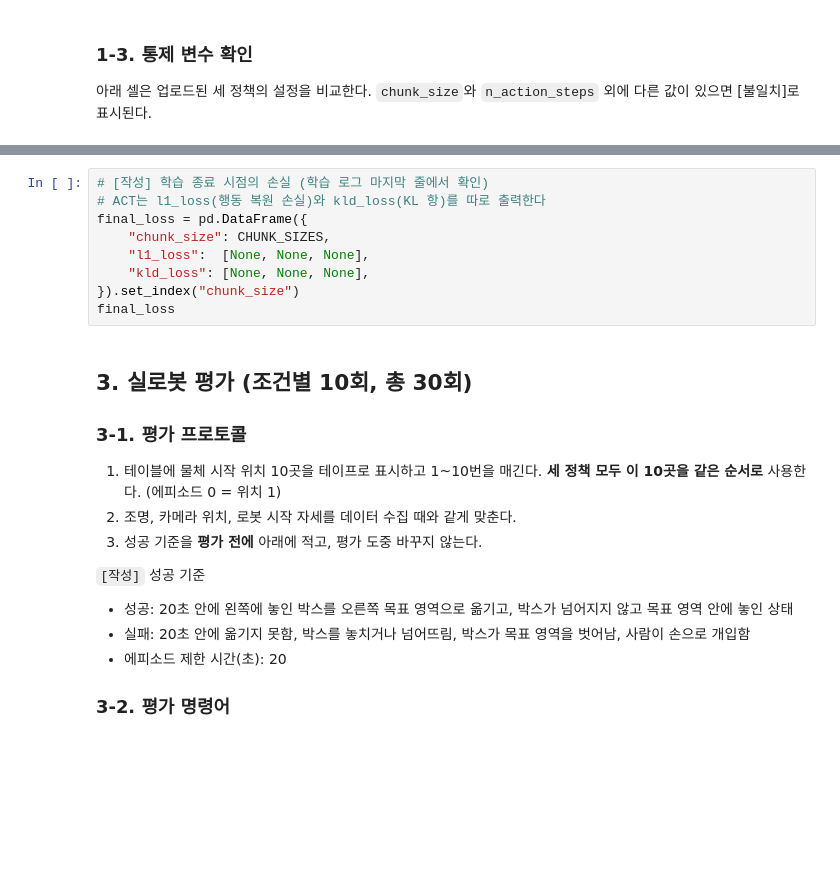
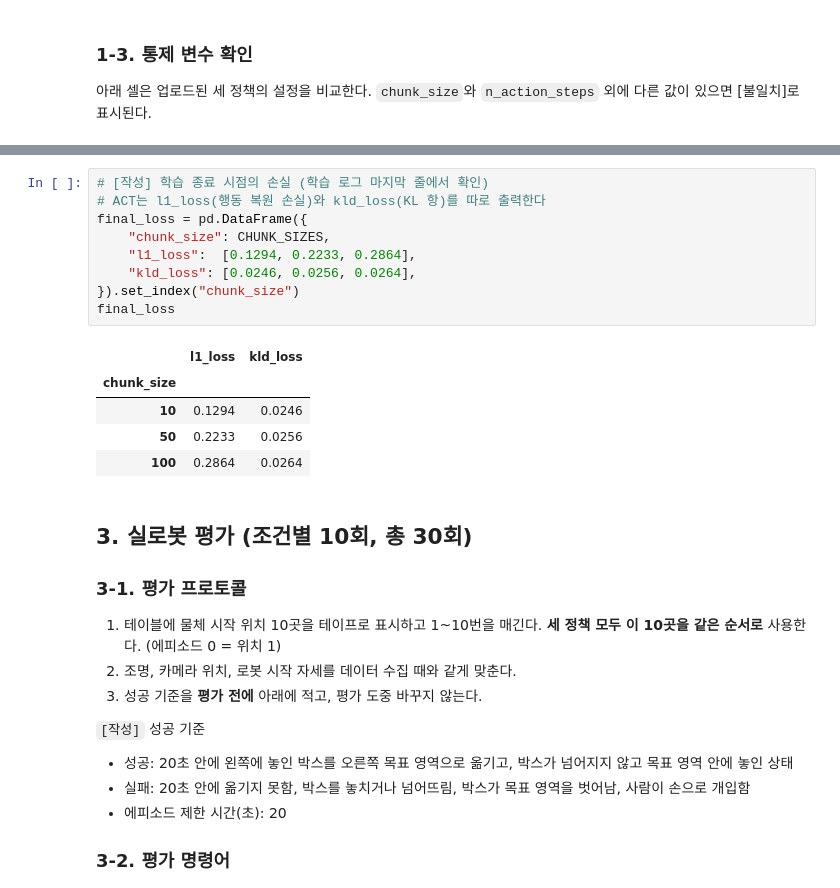
Before and after one commit to hguniv-jhd0313/robot_ai, a Jupyter notebook: assignment_3.ipynb, the cells around one changed output, grey strips where cells are left out. Cells and saved outputs as stored; diff of their text form; blank space fills up the shorter version.

Commit message:
assignment 3: train chunk10/50/100 ACT policies (5000 steps), add loss curve and results
Co-Authored-By: Claude Opus 5.5 <noreply@anthropic.com>

```diff
--- a/assignment_3.ipynb
+++ b/assignment_3.ipynb
@@ -251,12 +267,18 @@ else:
 # %%
 # [작성] 학습 종료 시점의 손실 (학습 로그 마지막 줄에서 확인)
 # ACT는 l1_loss(행동 복원 손실)와 kld_loss(KL 항)를 따로 출력한다
 final_loss = pd.DataFrame({
     "chunk_size": CHUNK_SIZES,
-    "l1_loss":  [None, None, None],
-    "kld_loss": [None, None, None],
+    "l1_loss":  [0.1294, 0.2233, 0.2864],
+    "kld_loss": [0.0246, 0.0256, 0.0264],
 }).set_index("chunk_size")
 final_loss
+# %% [output]
+|  | l1_loss | kld_loss |
+| chunk_size |  |  |
+| 10 | 0.1294 | 0.0246 |
+| 50 | 0.2233 | 0.0256 |
+| 100 | 0.2864 | 0.0264 |
 # %% [markdown]
 ## 3. 실로봇 평가 (조건별 10회, 총 30회)
 
```
Also changed, not shown: parts of 13 cells of this notebook, 2 other files.
